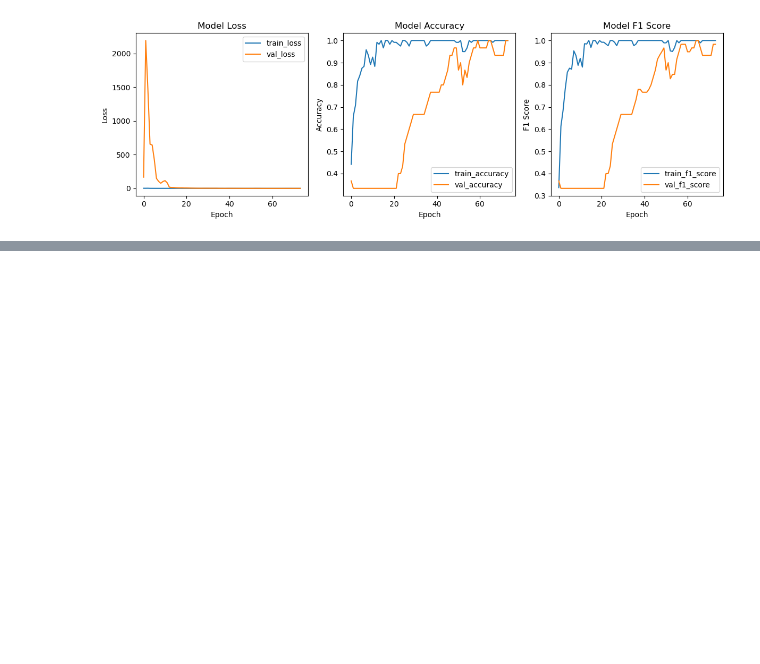
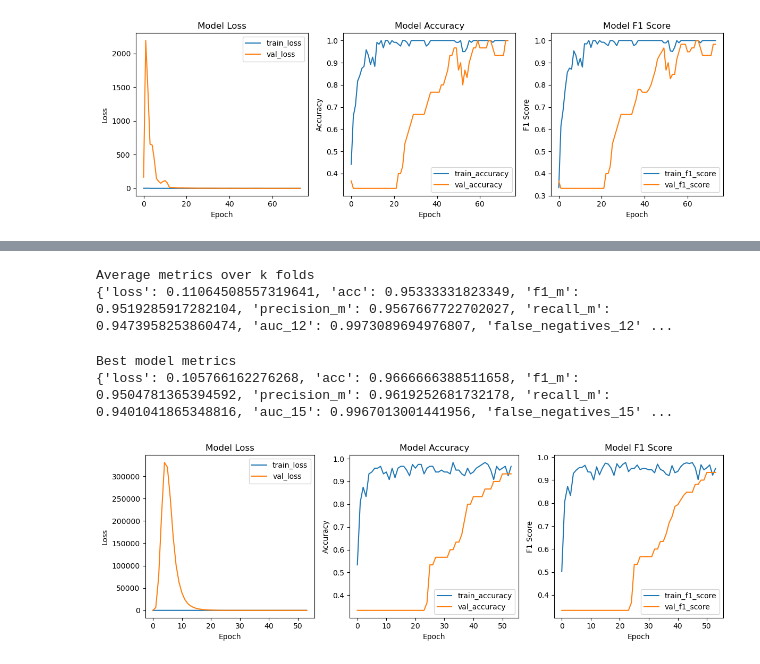
Before and after one commit to Colorado-Mesa-University-Cybersecurity/BinaryImageTransformation, a Jupyter notebook: experiments/experiment_template.ipynb, the cells around one changed output, grey strips where cells are left out. Saved outputs shown, nothing was run; the diff lists cells and outputs as text; code cells hidden in the pictures; blank space fills up the shorter version.

```diff
--- a/experiments/experiment_template.ipynb
+++ b/experiments/experiment_template.ipynb
@@ -416,0 +379,3 @@ Found 1 images belonging to 1 classes.
+# %%
+new_dir = result_dir + '/data'
+average_history, best_model = train_resnet_model_k_fold(num_classes, img_size, f"{new_dir}/Train/", number_of_epochs, f"{result_dir}/results/", num_folds, batch_size, small_dataset=True)
@@ -416,0 +465,16 @@ Found 1 images belonging to 1 classes.
+# %%
+print("Average metrics over k folds")
+print(average_history)
+# %% [output]
+Average metrics over k folds
+{'loss': 0.11064508557319641, 'acc': 0.95333331823349, 'f1_m': 0.9519285917282104, 'precision_m': 0.9567667722702027, 'recall_m': 0.9473958253860474, 'auc_12': 0.9973089694976807, 'false_negatives_12' ...
+# %%
+print("Best model metrics")
+print({key: best_model.history[key][-1] for key in best_model.history.keys()})
+# %% [output]
+Best model metrics
+{'loss': 0.105766162276268, 'acc': 0.9666666388511658, 'f1_m': 0.9504781365394592, 'precision_m': 0.9619252681732178, 'recall_m': 0.9401041865348816, 'auc_15': 0.9967013001441956, 'false_negatives_15' ...
+# %%
+plot_metrics(best_model.history)
+# %% [output]
+[figure, added]
```
Also changed, not shown: parts of 25 cells of this notebook, 2 other files.
